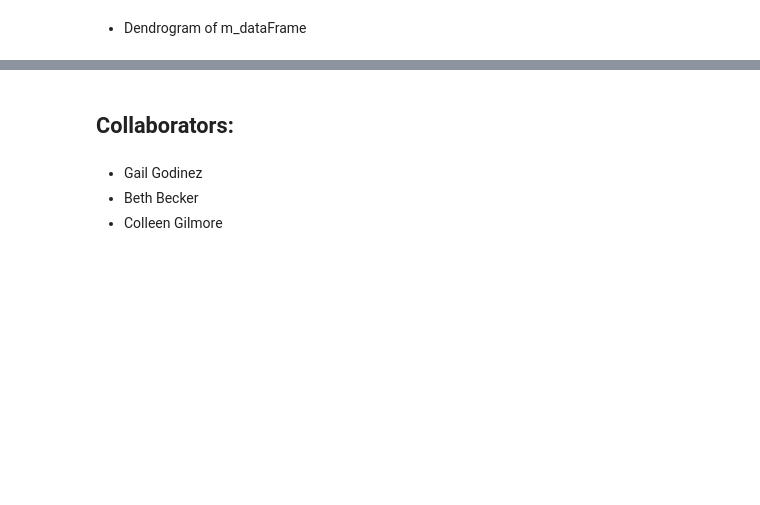
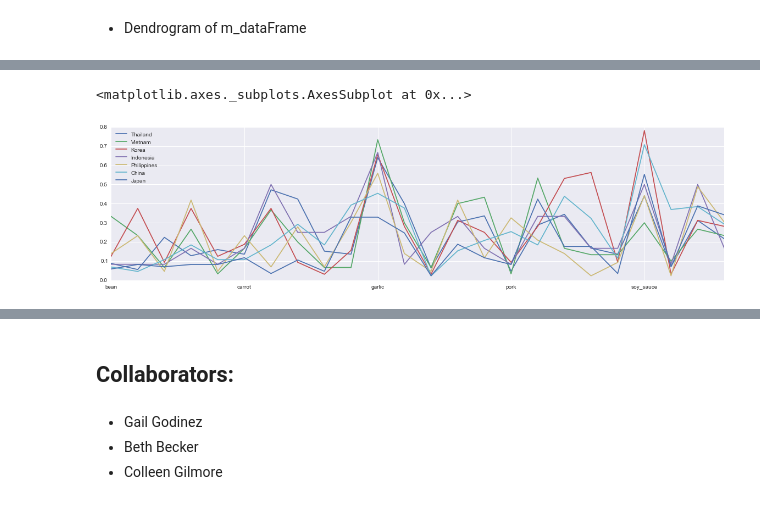
Before and after one commit to ctran25/spring-2015-homeworks, a Jupyter notebook: submissions/Homework-4/4.Food-recipes.ipynb, the cells around one changed output, grey strips where cells are left out. Saved outputs shown, nothing was run; the diff lists cells and outputs as text; code cells hidden in the pictures; blank space fills up the shorter version.

```diff
--- a/submissions/Homework-4/4.Food-recipes.ipynb
+++ b/submissions/Homework-4/4.Food-recipes.ipynb
@@ -205,0 +238,20 @@ fig3.show()
+# %%
+group3 = ['Thailand', 'Vietnam', 'Korea', 'Indonesia', 'Philippines', 'China', 'Japan']
+
+r7 = r_dataFrame.T
+Ing2 = r7.T.columns
+
+for country in group3:
+    Country = r7[country]
+    C = Country > 0
+    CC = Country[C].index
+    Ing2 = Ing2.intersection(CC)
+
+r8 = r7[group3]
+r8 = r8.T
+r8 = r8[Ing2]
+r8 = r8.T
+r8.plot(figsize=(20,5))
+# %% [output]
+<matplotlib.axes._subplots.AxesSubplot at 0x...>
+[figure, added]
```
Also changed, not shown: parts of 17 cells of this notebook.
